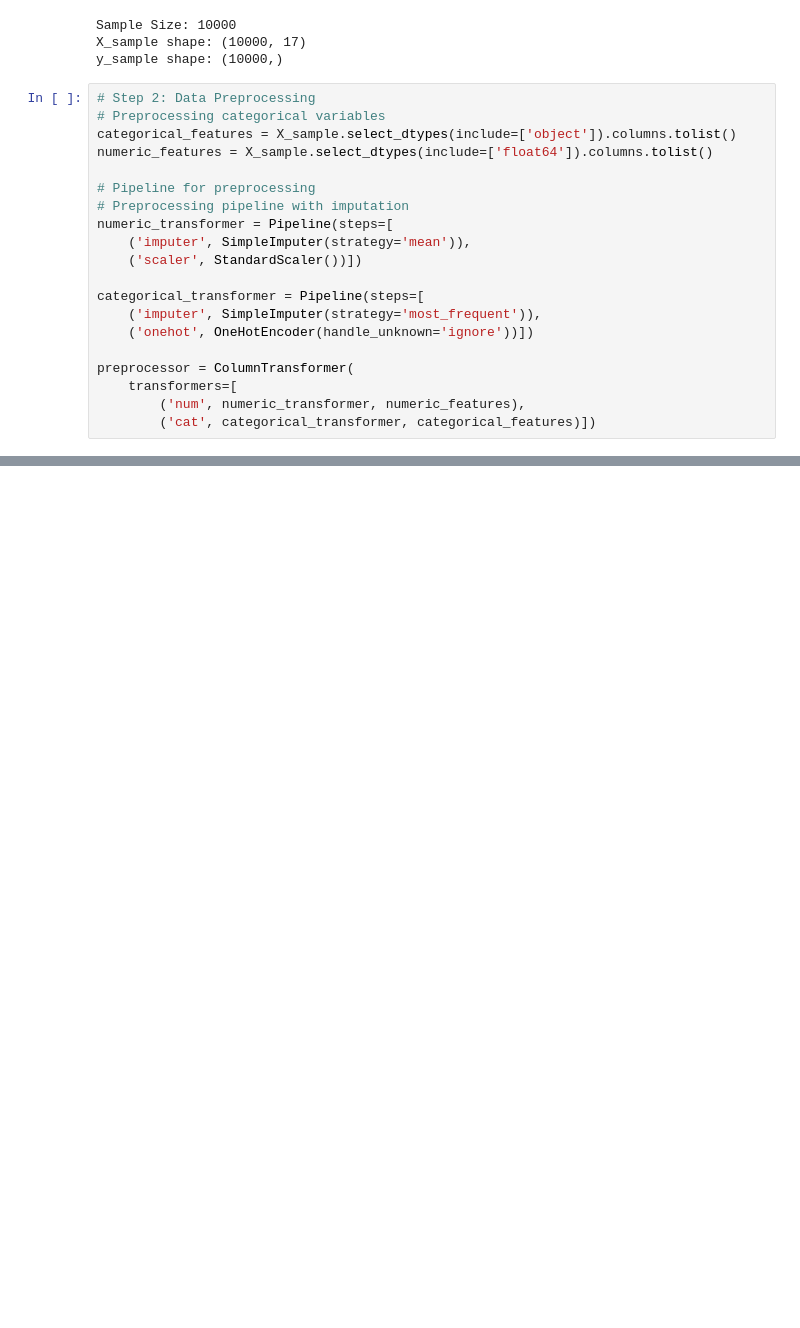
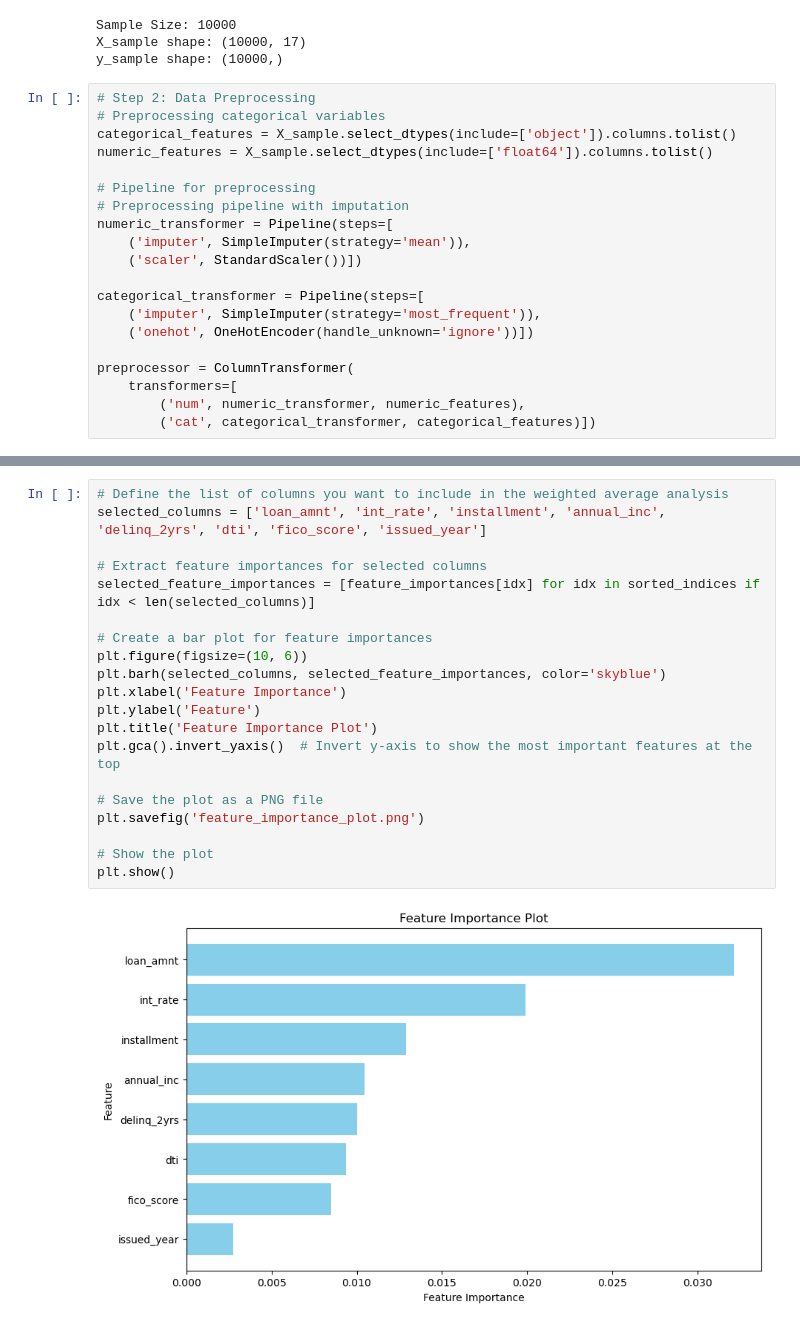
Before and after one commit to davisdw/Lending_Club_Loan_Prediction_Analysis, a Jupyter notebook: loan_prediction_with_weighted_analysis.ipynb, the cells around one changed output, grey strips where cells are left out. Cells and saved outputs as stored; diff of their text form; blank space fills up the shorter version.

```diff
--- a/loan_prediction_with_weighted_analysis.ipynb
+++ b/loan_prediction_with_weighted_analysis.ipynb
@@ -290,0 +291,22 @@ issued_year: 0.004123760892931875
+# %%
+# Define the list of columns you want to include in the weighted average analysis
+selected_columns = ['loan_amnt', 'int_rate', 'installment', 'annual_inc', 'delinq_2yrs', 'dti', 'fico_score', 'issued_year']
+
+# Extract feature importances for selected columns
+selected_feature_importances = [feature_importances[idx] for idx in sorted_indices if idx < len(selected_columns)]
+
+# Create a bar plot for feature importances
+plt.figure(figsize=(10, 6))
+plt.barh(selected_columns, selected_feature_importances, color='skyblue')
+plt.xlabel('Feature Importance')
+plt.ylabel('Feature')
+plt.title('Feature Importance Plot')
+plt.gca().invert_yaxis()  # Invert y-axis to show the most important features at the top
+
+# Save the plot as a PNG file
+plt.savefig('feature_importance_plot.png')
+
+# Show the plot
+plt.show()
+# %% [output]
+[figure, added]
```
Also changed, not shown: parts of 10 cells of this notebook, 1 other file.
